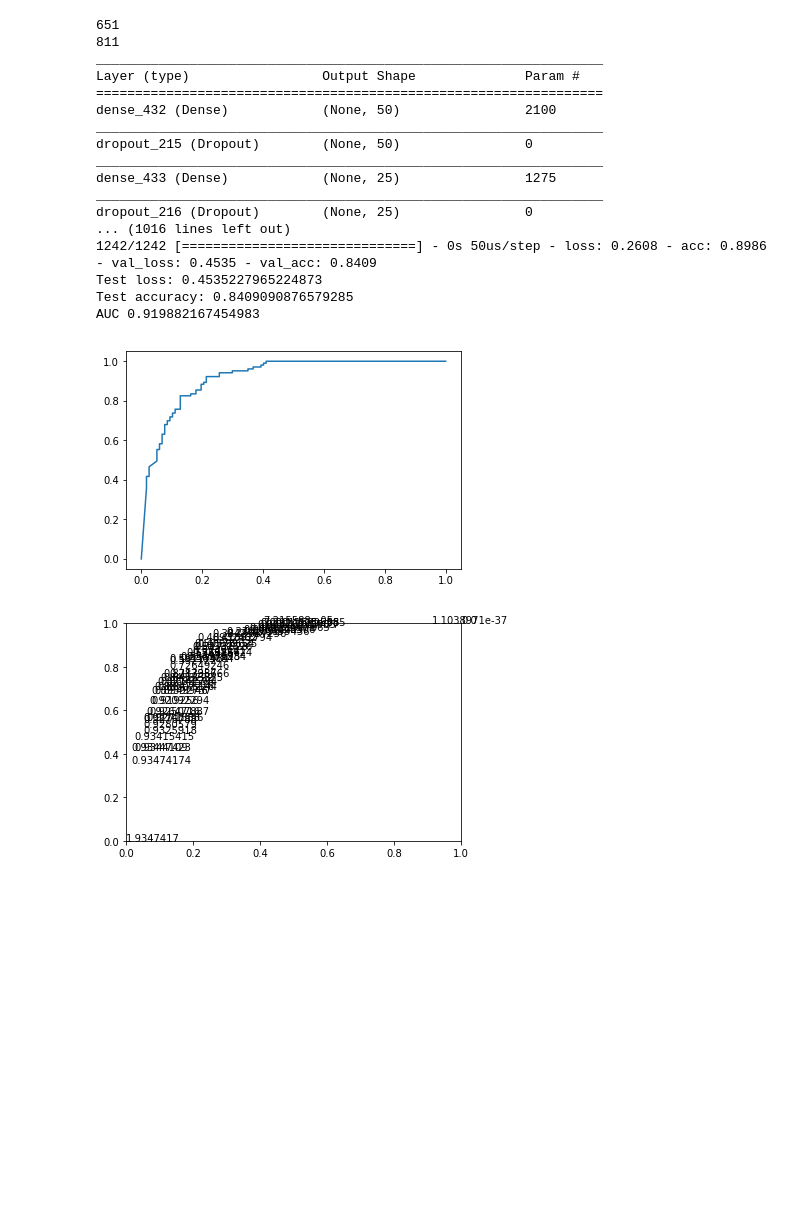
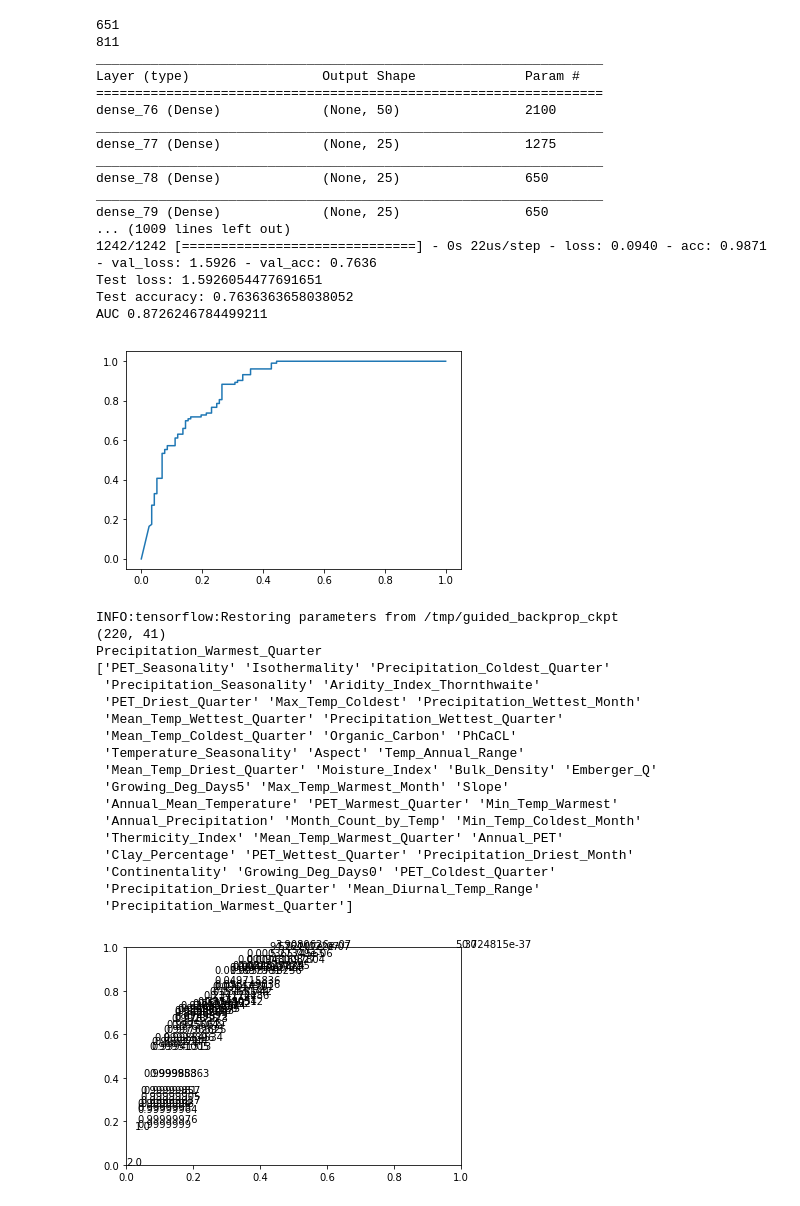
Before and after one commit to naturalis/trait-geo-diverse-dl, a Jupyter notebook: script/Train Roe Deer.ipynb, the cells around one changed output. Drawn from its saved outputs; the diff is of its cells as text; code cells hidden in the pictures; blank space fills up the shorter version.

```diff
--- a/script/Train Roe Deer.ipynb
+++ b/script/Train Roe Deer.ipynb
@@ -44,7 +44,6 @@ Using TensorFlow backend.
 # %%
 def main():
     table = pd.read_csv(file_dir +"/data/capriolus_trial/Capriolus_capriolus_env_dataframe.csv")
-
     table =table.loc[:1500]
     # at 40 degrees latitude
     bin_size_km = 5
@@ -120,21 +119,21 @@ def main():
      #                                     verbose=1)
 
     model = Sequential()
-    layer_1 = Dense(50, activation='relu',input_shape=(num_inputs,))#, kernel_regularizer=regularizers.l2(0.03))
+    layer_1 = Dense(50, activation='relu',input_shape=(num_inputs,), kernel_regularizer=regularizers.l1(0.0001))
 
-    layer_2 = Dense(25, activation='relu', input_shape=(num_inputs,))#, kernel_regularizer=regularizers.l2(0.03))
-    layer_3 = Dense(25, activation='relu', input_shape=(num_inputs,))#, kernel_regularizer=regularizers.l2(0.03))
-    layer_4 = Dense(25, activation='relu', input_shape=(num_inputs,))#, kernel_regularizer=regularizers.l2(0.03))
+    layer_2 = Dense(25, activation='relu', input_shape=(num_inputs,), kernel_regularizer=regularizers.l1(0.0001))
+    layer_3 = Dense(25, activation='relu', input_shape=(num_inputs,), kernel_regularizer=regularizers.l1(0.0001))
+    layer_4 = Dense(25, activation='relu', input_shape=(num_inputs,), kernel_regularizer=regularizers.l1(0.0001))
 
 
     model.add(layer_1)
-    model.add(Dropout(0.5))
+   # model.add(Dropout(0.5))
     model.add(layer_2)
-    model.add(Dropout(0.5))
+    #model.add(Dropout(0.5))
     model.add(layer_3)
-    model.add(Dropout(0.5))
+    #model.add(Dropout(0.5))
     model.add(layer_4)
-    model.add(Dropout(0.5))
+    #model.add(Dropout(0.5))
 
 
 
@@ -170,41 +169,70 @@ def main():
         1: 1,
     }
     )
 
     score = model.evaluate(X_test, y_test, verbose=0)
     print('Test loss:', score[0])
     print('Test accuracy:', score[1])
     predictions = model.predict(X_test)
     print("AUC", roc_auc_score(y_test[:, 1], predictions[:, 1]))
     fpr, tpr, thresholds = roc_curve(y_test[:, 1], predictions[:, 1])
     plt.plot(fpr, tpr)
     plt.show()
 
+    guided_bprop = GuidedBackprop(model)
+    #mask = guided_bprop.get_mask(X_test[0])
+    masks = []
+    for i in range(X_test.shape[0]):
+        masks.append(guided_bprop.get_mask(X_test[i]))
+        #print(masks[-1].shape)
+    print(np.vstack(masks).shape)
+    mask = np.mean(np.vstack(masks), axis=0)
+    print(band_columns[mask.argmax()])
+    print(np.array(band_columns)[mask.argsort()])
+
     for i, xy in enumerate(zip(fpr, tpr)):
         plt.gca().annotate(str(thresholds[i]), xy=xy, textcoords='data')
 
     plt.show()
 
 
 if __name__ == "__main__":
     main()
 # %% [output]
 651
 811
 _________________________________________________________________
 Layer (type)                 Output Shape              Param #
 =================================================================
-dense_432 (Dense)            (None, 50)                2100
+dense_76 (Dense)             (None, 50)                2100
 _________________________________________________________________
-dropout_215 (Dropout)        (None, 50)                0
+dense_77 (Dense)             (None, 25)                1275
 _________________________________________________________________
-dense_433 (Dense)            (None, 25)                1275
+dense_78 (Dense)             (None, 25)                650
 _________________________________________________________________
-dropout_216 (Dropout)        (None, 25)                0
-... (1016 lines left out)
-1242/1242 [==============================] - 0s 50us/step - loss: 0.2608 - acc: 0.8986 - val_loss: 0.4535 - val_acc: 0.8409
-Test loss: 0.4535227965224873
-Test accuracy: 0.8409090876579285
-AUC 0.919882167454983
+dense_79 (Dense)             (None, 25)                650
+... (1009 lines left out)
+1242/1242 [==============================] - 0s 22us/step - loss: 0.0940 - acc: 0.9871 - val_loss: 1.5926 - val_acc: 0.7636
+Test loss: 1.5926054477691651
+Test accuracy: 0.7636363658038052
+AUC 0.8726246784499211
-[figure, old version]
+[figure, new version]
+INFO:tensorflow:Restoring parameters from /tmp/guided_backprop_ckpt
+(220, 41)
+Precipitation_Warmest_Quarter
+['PET_Seasonality' 'Isothermality' 'Precipitation_Coldest_Quarter'
+ 'Precipitation_Seasonality' 'Aridity_Index_Thornthwaite'
+ 'PET_Driest_Quarter' 'Max_Temp_Coldest' 'Precipitation_Wettest_Month'
+ 'Mean_Temp_Wettest_Quarter' 'Precipitation_Wettest_Quarter'
+ 'Mean_Temp_Coldest_Quarter' 'Organic_Carbon' 'PhCaCL'
+ 'Temperature_Seasonality' 'Aspect' 'Temp_Annual_Range'
+ 'Mean_Temp_Driest_Quarter' 'Moisture_Index' 'Bulk_Density' 'Emberger_Q'
+ 'Growing_Deg_Days5' 'Max_Temp_Warmest_Month' 'Slope'
+ 'Annual_Mean_Temperature' 'PET_Warmest_Quarter' 'Min_Temp_Warmest'
+ 'Annual_Precipitation' 'Month_Count_by_Temp' 'Min_Temp_Coldest_Month'
+ 'Thermicity_Index' 'Mean_Temp_Warmest_Quarter' 'Annual_PET'
+ 'Clay_Percentage' 'PET_Wettest_Quarter' 'Precipitation_Driest_Month'
+ 'Continentality' 'Growing_Deg_Days0' 'PET_Coldest_Quarter'
+ 'Precipitation_Driest_Quarter' 'Mean_Diurnal_Temp_Range'
+ 'Precipitation_Warmest_Quarter']
-[figure, old version]
+[figure, new version]
```
Also changed, not shown: parts of 1 cell of this notebook.
